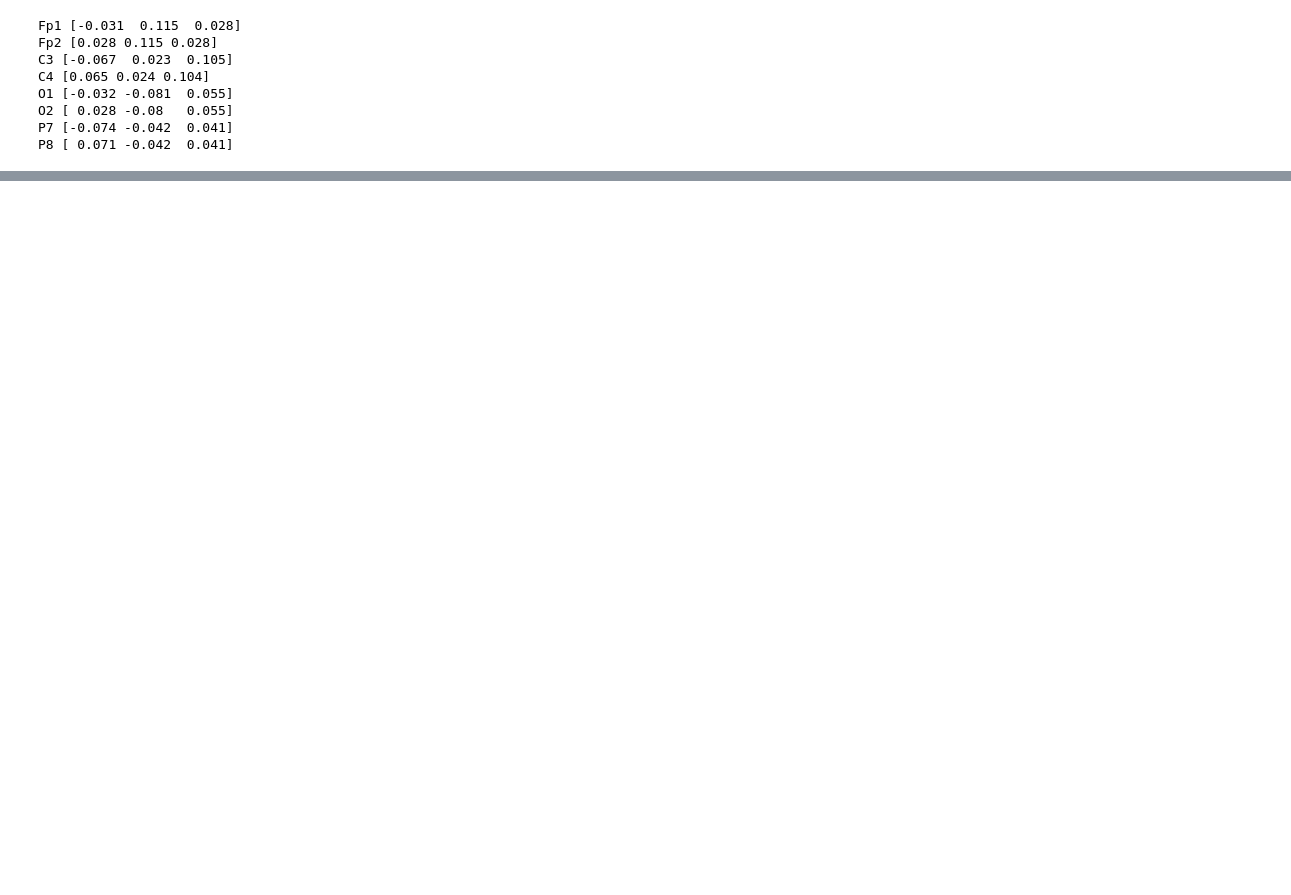
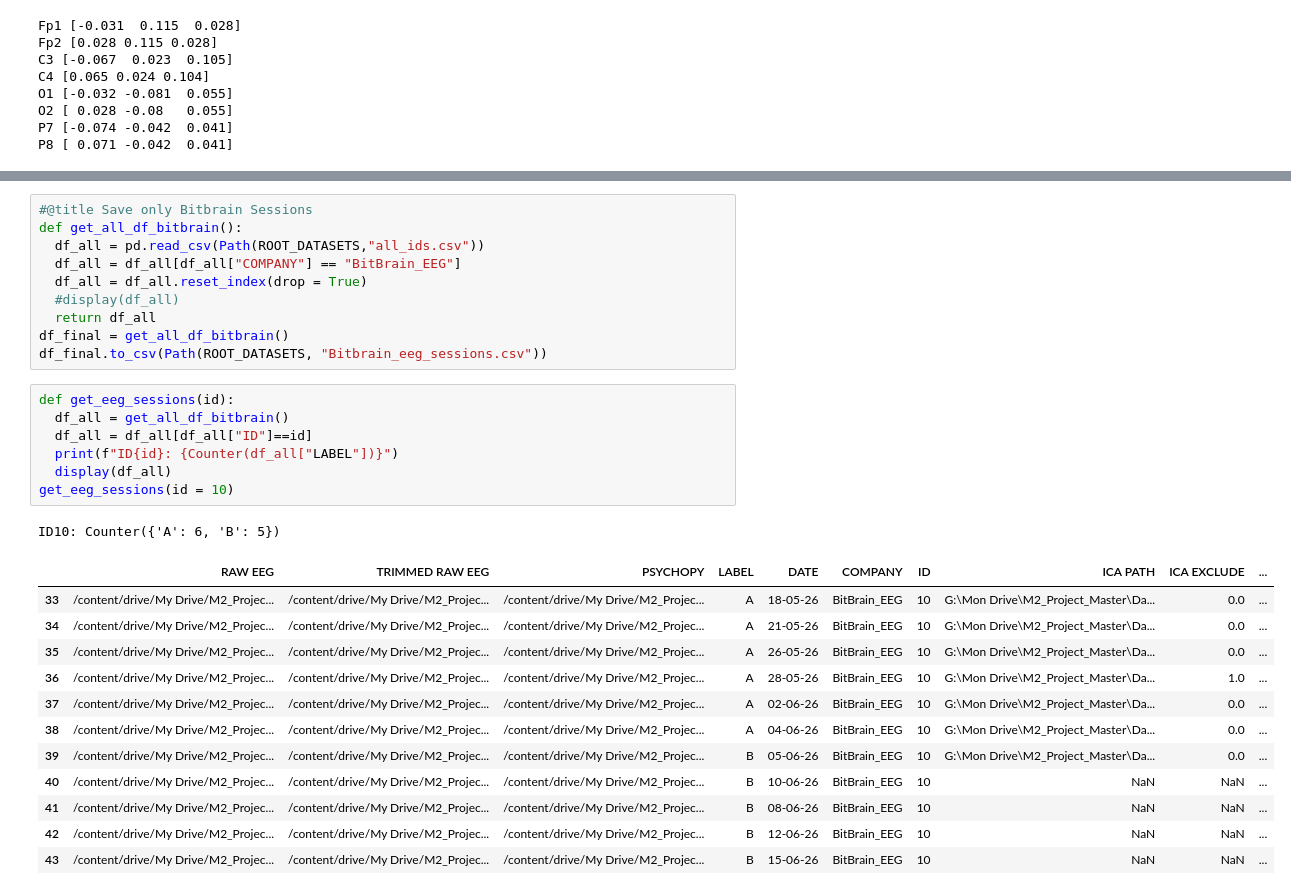
Before and after one commit to RosarioH10062002/M2_master_thesis, a Jupyter notebook: EEG_analysis.ipynb, the cells around one changed output, grey strips where cells are left out. Drawn from its saved outputs; the diff is of its cells as text; blank space fills up the shorter version.

```diff
--- a/EEG_analysis.ipynb
+++ b/EEG_analysis.ipynb
@@ -652,0 +656,31 @@ pd.read_csv(Path(ROOT_DATASETS,"all_ids.csv"))
+# %%
+#@title Save only Bitbrain Sessions
+def get_all_df_bitbrain():
+  df_all = pd.read_csv(Path(ROOT_DATASETS,"all_ids.csv"))
+  df_all = df_all[df_all["COMPANY"] == "BitBrain_EEG"]
+  df_all = df_all.reset_index(drop = True)
+  #display(df_all)
+  return df_all
+df_final = get_all_df_bitbrain()
+df_final.to_csv(Path(ROOT_DATASETS, "Bitbrain_eeg_sessions.csv"))
+# %%
+def get_eeg_sessions(id):
+  df_all = get_all_df_bitbrain()
+  df_all = df_all[df_all["ID"]==id]
+  print(f"ID{id}: {Counter(df_all["LABEL"])}")
+  display(df_all)
+get_eeg_sessions(id = 10)
+# %% [output]
+ID10: Counter({'A': 6, 'B': 5})
+|  | RAW EEG | TRIMMED RAW EEG | PSYCHOPY | LABEL | DATE | COMPANY | ID | ICA PATH | ICA EXCLUDE | ... |
+| 33 | /content/drive/My Drive/M2_Projec... | /content/drive/My Drive/M2_Projec... | /content/drive/My Drive/M2_Projec... | A | 18-05-26 | BitBrain_EEG | 10 | G:\Mon Drive\M2_Project_Master\Da... | 0.0 | ... |
+| 34 | /content/drive/My Drive/M2_Projec... | /content/drive/My Drive/M2_Projec... | /content/drive/My Drive/M2_Projec... | A | 21-05-26 | BitBrain_EEG | 10 | G:\Mon Drive\M2_Project_Master\Da... | 0.0 | ... |
+| 35 | /content/drive/My Drive/M2_Projec... | /content/drive/My Drive/M2_Projec... | /content/drive/My Drive/M2_Projec... | A | 26-05-26 | BitBrain_EEG | 10 | G:\Mon Drive\M2_Project_Master\Da... | 0.0 | ... |
+| 36 | /content/drive/My Drive/M2_Projec... | /content/drive/My Drive/M2_Projec... | /content/drive/My Drive/M2_Projec... | A | 28-05-26 | BitBrain_EEG | 10 | G:\Mon Drive\M2_Project_Master\Da... | 1.0 | ... |
+| 37 | /content/drive/My Drive/M2_Projec... | /content/drive/My Drive/M2_Projec... | /content/drive/My Drive/M2_Projec... | A | 02-06-26 | BitBrain_EEG | 10 | G:\Mon Drive\M2_Project_Master\Da... | 0.0 | ... |
+| 38 | /content/drive/My Drive/M2_Projec... | /content/drive/My Drive/M2_Projec... | /content/drive/My Drive/M2_Projec... | A | 04-06-26 | BitBrain_EEG | 10 | G:\Mon Drive\M2_Project_Master\Da... | 0.0 | ... |
+| 39 | /content/drive/My Drive/M2_Projec... | /content/drive/My Drive/M2_Projec... | /content/drive/My Drive/M2_Projec... | B | 05-06-26 | BitBrain_EEG | 10 | G:\Mon Drive\M2_Project_Master\Da... | 0.0 | ... |
+| 40 | /content/drive/My Drive/M2_Projec... | /content/drive/My Drive/M2_Projec... | /content/drive/My Drive/M2_Projec... | B | 10-06-26 | BitBrain_EEG | 10 | NaN | NaN | ... |
+| 41 | /content/drive/My Drive/M2_Projec... | /content/drive/My Drive/M2_Projec... | /content/drive/My Drive/M2_Projec... | B | 08-06-26 | BitBrain_EEG | 10 | NaN | NaN | ... |
+| 42 | /content/drive/My Drive/M2_Projec... | /content/drive/My Drive/M2_Projec... | /content/drive/My Drive/M2_Projec... | B | 12-06-26 | BitBrain_EEG | 10 | NaN | NaN | ... |
+| 43 | /content/drive/My Drive/M2_Projec... | /content/drive/My Drive/M2_Projec... | /content/drive/My Drive/M2_Projec... | B | 15-06-26 | BitBrain_EEG | 10 | NaN | NaN | ... |
```
Also changed, not shown: parts of 2 cells of this notebook.
